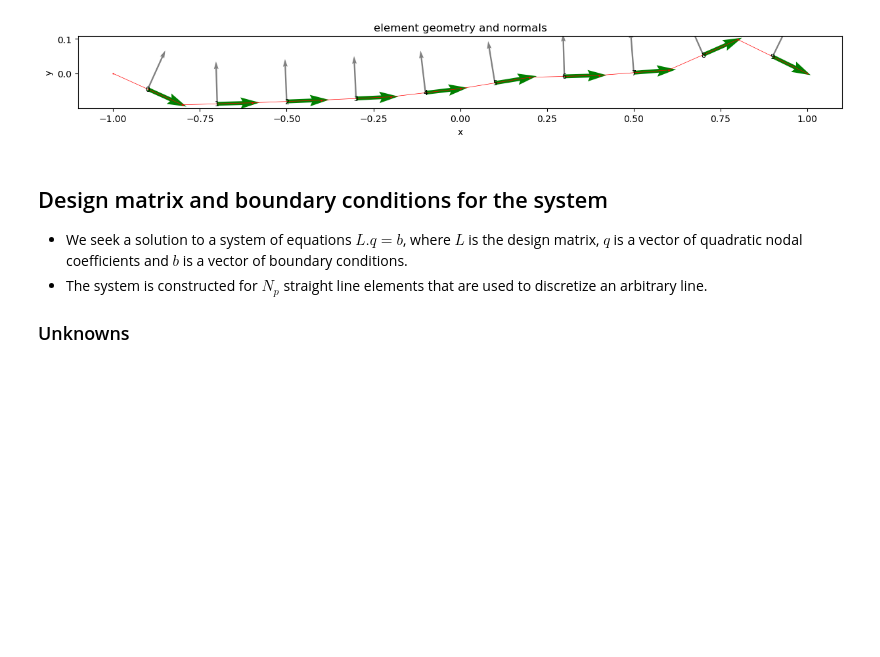
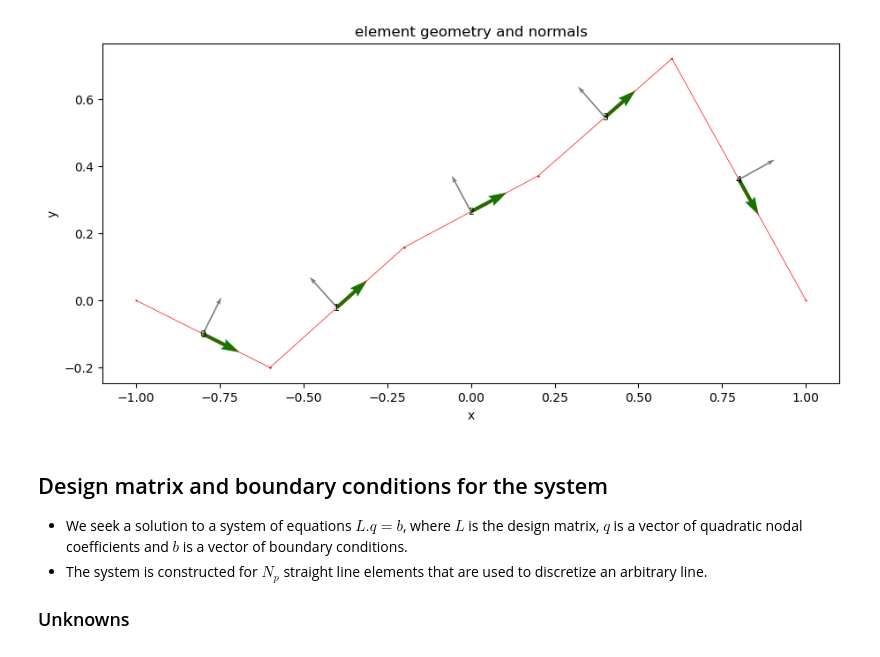
Before and after one commit to mallickrishg/bemcs, a Jupyter notebook: Nonplanarpatches_rotation.ipynb, the cells around one changed output. Cells and saved outputs as stored; diff of their text form; code cells hidden in the pictures; blank space fills up the shorter version.

```diff
--- a/Nonplanarpatches_rotation.ipynb
+++ b/Nonplanarpatches_rotation.ipynb
@@ -99,37 +99,47 @@ q_s^{2a} \\ q_s^{2b} \\ q_s^{2c} \\ q_n^{2a} \\ q_n^{2b} \\ q_n^{2c} \end{bmatri
 \end{equation}$
 # %%
 # use a non-uniform mesh
-n_elements = 10
+n_elements = 5
 # sorted_xlocs = np.sort(np.random.uniform(size=n_elements-1,low=-0.7,high=0.9))
 sorted_xlocs = np.linspace(-1 + 2/n_elements,1-2/n_elements,n_elements-1)
-sorted_ylocs = np.sort(np.random.uniform(size=n_elements-1,low=-0.1,high=0.1))
+sorted_ylocs = np.sort(np.random.uniform(size=n_elements-1,low=-0.8,high=0.8))
 
 # x1 = np.array((-1.,0,0.1))
 # x2 = np.array((0.,0.1,1.))
 # y1 = np.array((0.5,0.5,-0.5))
 # y2 = np.array((0.5,-0.5,-0.5))
 x1 = np.concatenate((np.array([-1.]), sorted_xlocs))
 x2 = np.concatenate((sorted_xlocs,np.array([1.])))
 y1 = np.concatenate((np.array([0.]), sorted_ylocs))
 y2 = np.concatenate((sorted_ylocs,np.array([0.])))
 # y1 = -np.sin(np.pi/4)*x1
 # y2 = -np.sin(np.pi/4)*x2
 
 elements = []
 element = {}
 for i in range(n_elements):
     element["x1"] = x1[i]
     element["y1"] = y1[i]
     element["x2"] = x2[i]
     element["y2"] = y2[i]
     elements.append(element.copy())
 elements = bemcs.standardize_elements(elements)
 
+# slip imposed at central nodes of each patch (these are in x,y coordinates)
+# slip_vector_x = np.random.uniform(size=n_elements,low = 0.5, high = 1.0)*0
+# slip_vector_y = np.random.uniform(size=n_elements,low = 0.5, high = 1.0)
+if n_elements % 2 == 0:
+    slip_vector_x = 1 - np.abs(np.linspace(-1,1,n_elements))
+else:
+    slip_vector_x = 1 - np.linspace(-1,1,n_elements)**2
+
+slip_vector_y = np.random.uniform(size=n_elements,low = -0.1, high = 0.)
+
 # plot geometry of mesh
 plt.figure(figsize=(15,5))
 bemcs.plot_element_geometry(elements)
 # %% [output]
-[figure, old version]
+[figure, new version]
 # %% [markdown]
 ## Design matrix and boundary conditions for the system
 
```
Also changed, not shown: parts of 4 cells of this notebook.
